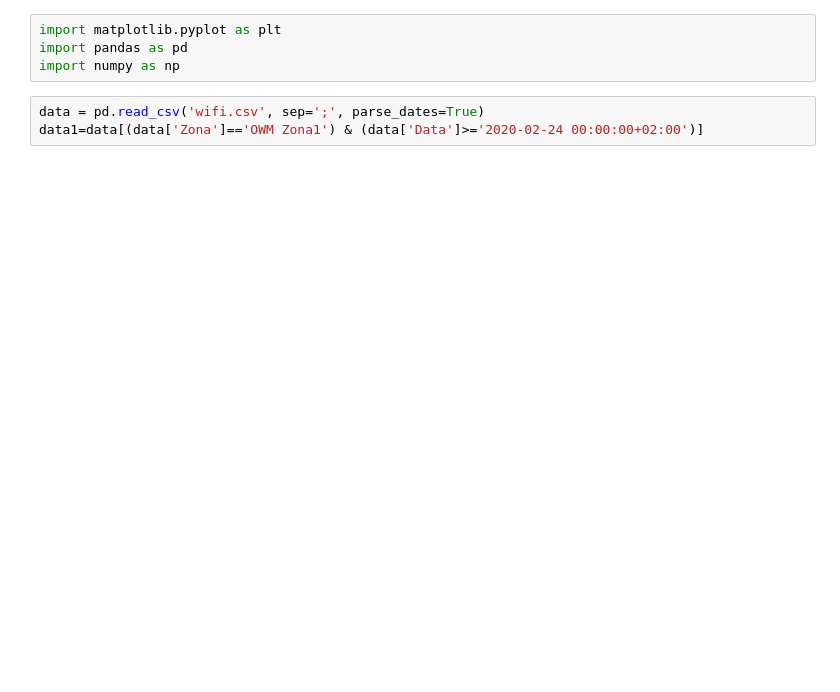
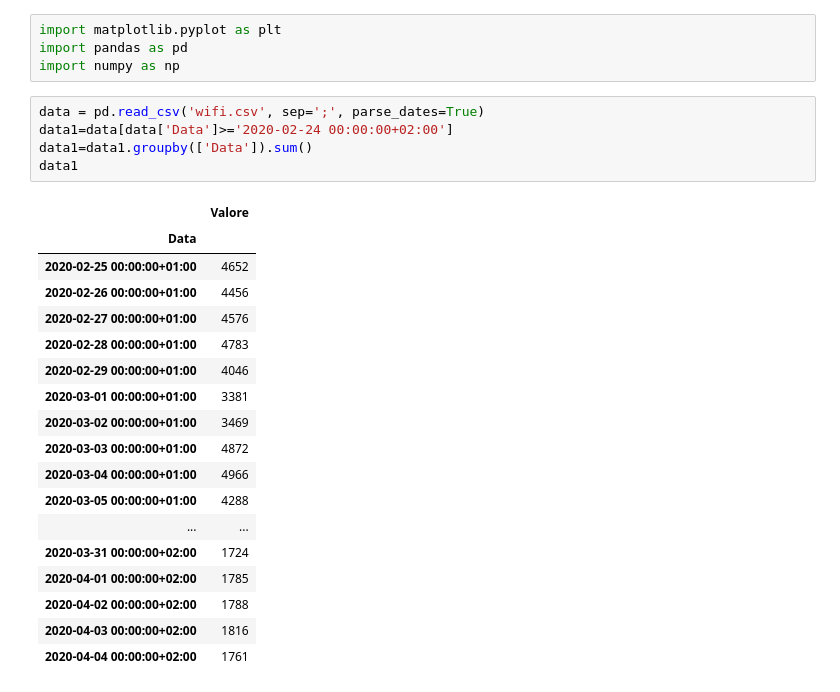
Before and after one commit to Bertonc98/BadCharts, a Jupyter notebook: WIFI.ipynb, the cells around one changed output. Cells and saved outputs as stored; diff of their text form; blank space fills up the shorter version.

```diff
--- a/WIFI.ipynb
+++ b/WIFI.ipynb
@@ -4,7 +4,28 @@ import pandas as pd
 import numpy as np
 # %%
 data = pd.read_csv('wifi.csv', sep=';', parse_dates=True)
-data1=data[(data['Zona']=='OWM Zona1') & (data['Data']>='2020-02-24 00:00:00+02:00')]
+data1=data[data['Data']>='2020-02-24 00:00:00+02:00']
+data1=data1.groupby(['Data']).sum()
+data1
+# %% [output]
+|  | Valore |
+| Data |  |
+| 2020-02-25 00:00:00+01:00 | 4652 |
+| 2020-02-26 00:00:00+01:00 | 4456 |
+| 2020-02-27 00:00:00+01:00 | 4576 |
+| 2020-02-28 00:00:00+01:00 | 4783 |
+| 2020-02-29 00:00:00+01:00 | 4046 |
+| 2020-03-01 00:00:00+01:00 | 3381 |
+| 2020-03-02 00:00:00+01:00 | 3469 |
+| 2020-03-03 00:00:00+01:00 | 4872 |
+| 2020-03-04 00:00:00+01:00 | 4966 |
+| 2020-03-05 00:00:00+01:00 | 4288 |
+| ... | ... |
+| 2020-03-31 00:00:00+02:00 | 1724 |
+| 2020-04-01 00:00:00+02:00 | 1785 |
+| 2020-04-02 00:00:00+02:00 | 1788 |
+| 2020-04-03 00:00:00+02:00 | 1816 |
+| 2020-04-04 00:00:00+02:00 | 1761 |
 # %%
 plt.plot(data1['Valore'])
 # %% [output]
```
Also changed, not shown: parts of 1 cell of this notebook, 1 other file.
